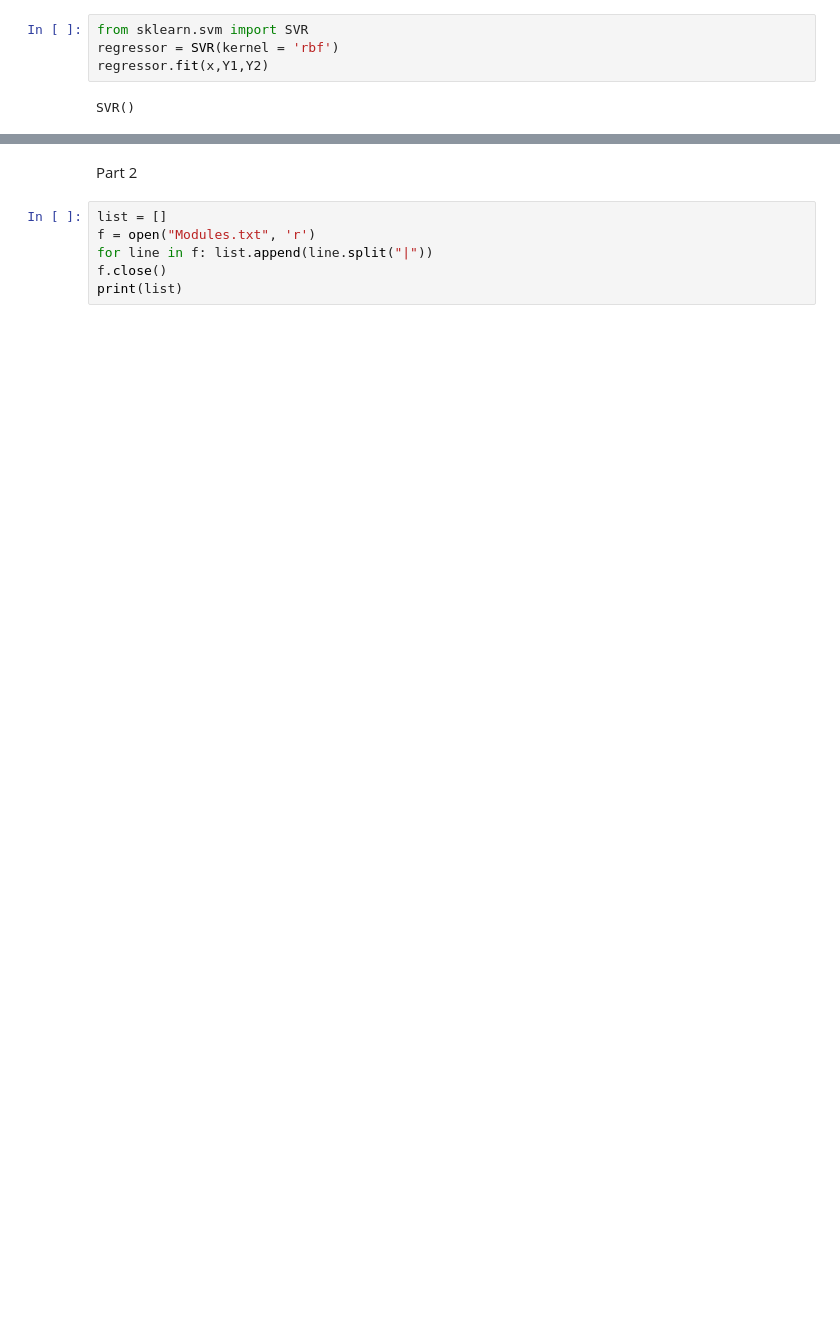
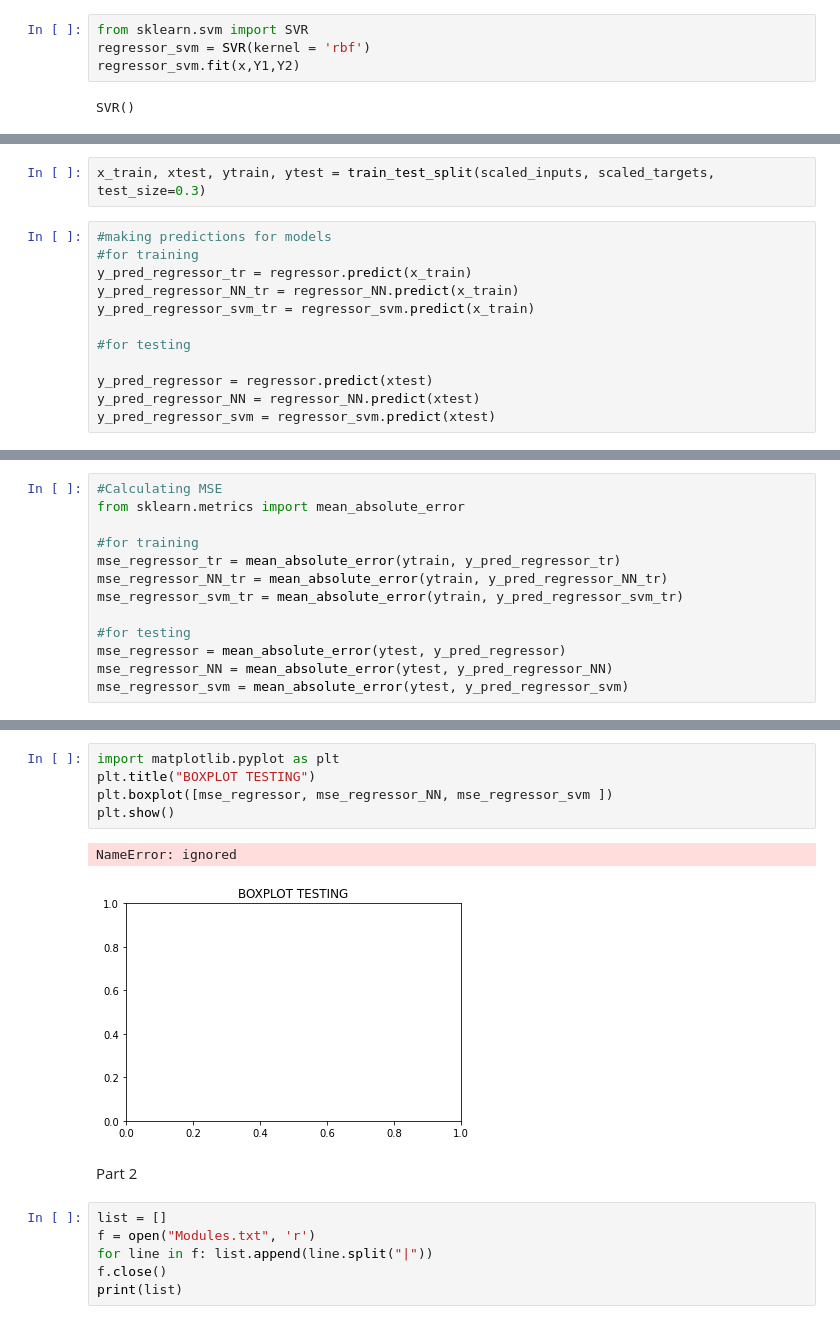
Before and after one commit to jamesbrowne98/jamesbrowne98, a Jupyter notebook: CW1.ipynb, the cells around one changed output, grey strips where cells are left out. Saved outputs shown, nothing was run; the diff lists cells and outputs as text; blank space fills up the shorter version.

```diff
--- a/CW1.ipynb
+++ b/CW1.ipynb
@@ -188,7 +132,7 @@ y2 = sc_y.fit_transform(y.reshape(-1, 1))
 # %%
 from sklearn.svm import SVR
-regressor = SVR(kernel = 'rbf')
-regressor.fit(x,Y1,Y2)
+regressor_svm = SVR(kernel = 'rbf')
+regressor_svm.fit(x,Y1,Y2)
 # %% [output]
 SVR()
 # %%
@@ -197,0 +151,14 @@ regressor.score(x,Y1,Y2)
+# %%
+x_train, xtest, ytrain, ytest = train_test_split(scaled_inputs, scaled_targets, test_size=0.3)
+# %%
+#making predictions for models
+#for training
+y_pred_regressor_tr = regressor.predict(x_train)
+y_pred_regressor_NN_tr = regressor_NN.predict(x_train)
+y_pred_regressor_svm_tr = regressor_svm.predict(x_train)
+
+#for testing
+
+y_pred_regressor = regressor.predict(xtest)
+y_pred_regressor_NN = regressor_NN.predict(xtest)
+y_pred_regressor_svm = regressor_svm.predict(xtest)
@@ -197,0 +167,13 @@ regressor.score(x,Y1,Y2)
+# %%
+#Calculating MSE
+from sklearn.metrics import mean_absolute_error
+
+#for training
+mse_regressor_tr = mean_absolute_error(ytrain, y_pred_regressor_tr)
+mse_regressor_NN_tr = mean_absolute_error(ytrain, y_pred_regressor_NN_tr)
+mse_regressor_svm_tr = mean_absolute_error(ytrain, y_pred_regressor_svm_tr)
+
+#for testing
+mse_regressor = mean_absolute_error(ytest, y_pred_regressor)
+mse_regressor_NN = mean_absolute_error(ytest, y_pred_regressor_NN)
+mse_regressor_svm = mean_absolute_error(ytest, y_pred_regressor_svm)
@@ -198,3 +202,11 @@ regressor.score(x,Y1,Y2)
+# %%
+import matplotlib.pyplot as plt
+plt.title("BOXPLOT TESTING")
+plt.boxplot([mse_regressor, mse_regressor_NN, mse_regressor_svm ])
+plt.show()
+# %% [output]
+NameError: ignored
+[figure, added]
 # %% [markdown]
 Part 2
 # %%
```
Also changed, not shown: parts of 16 cells of this notebook.
